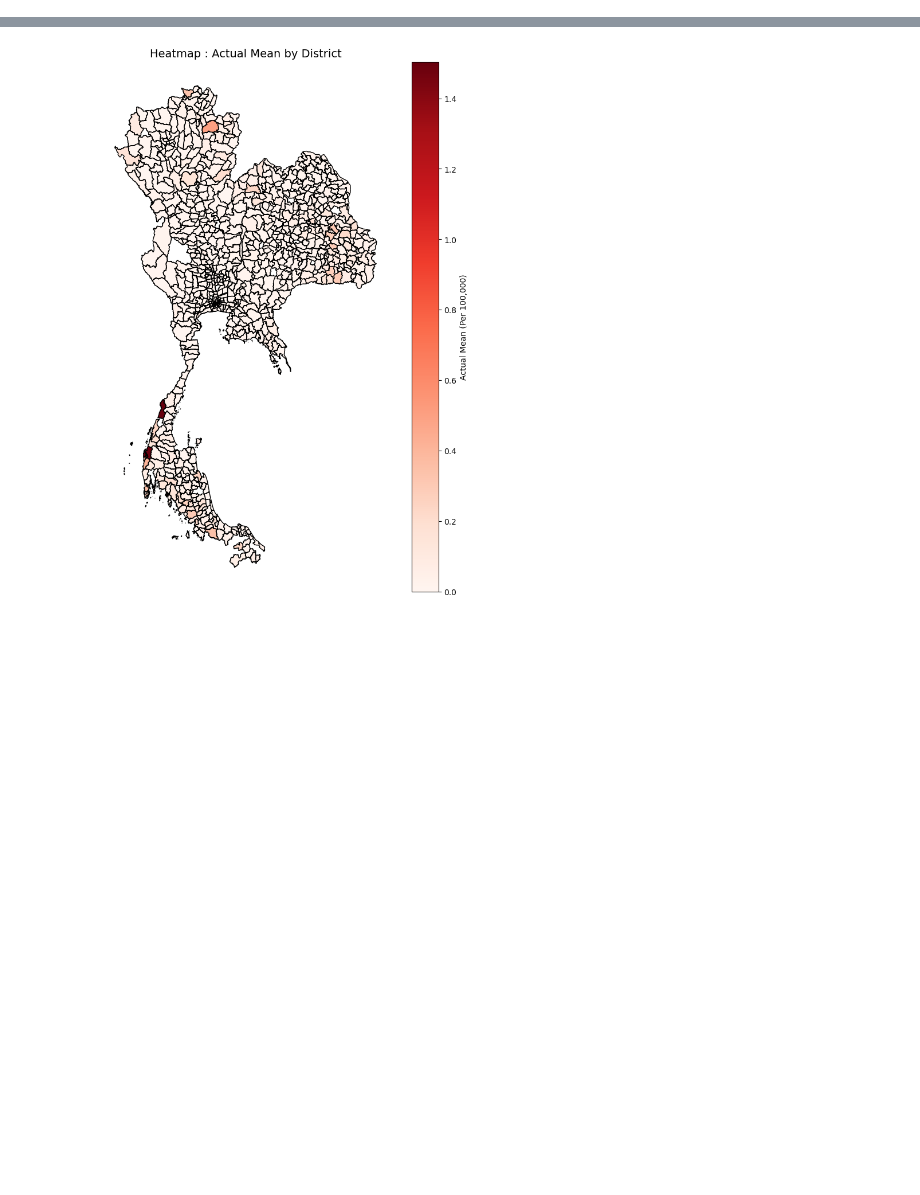
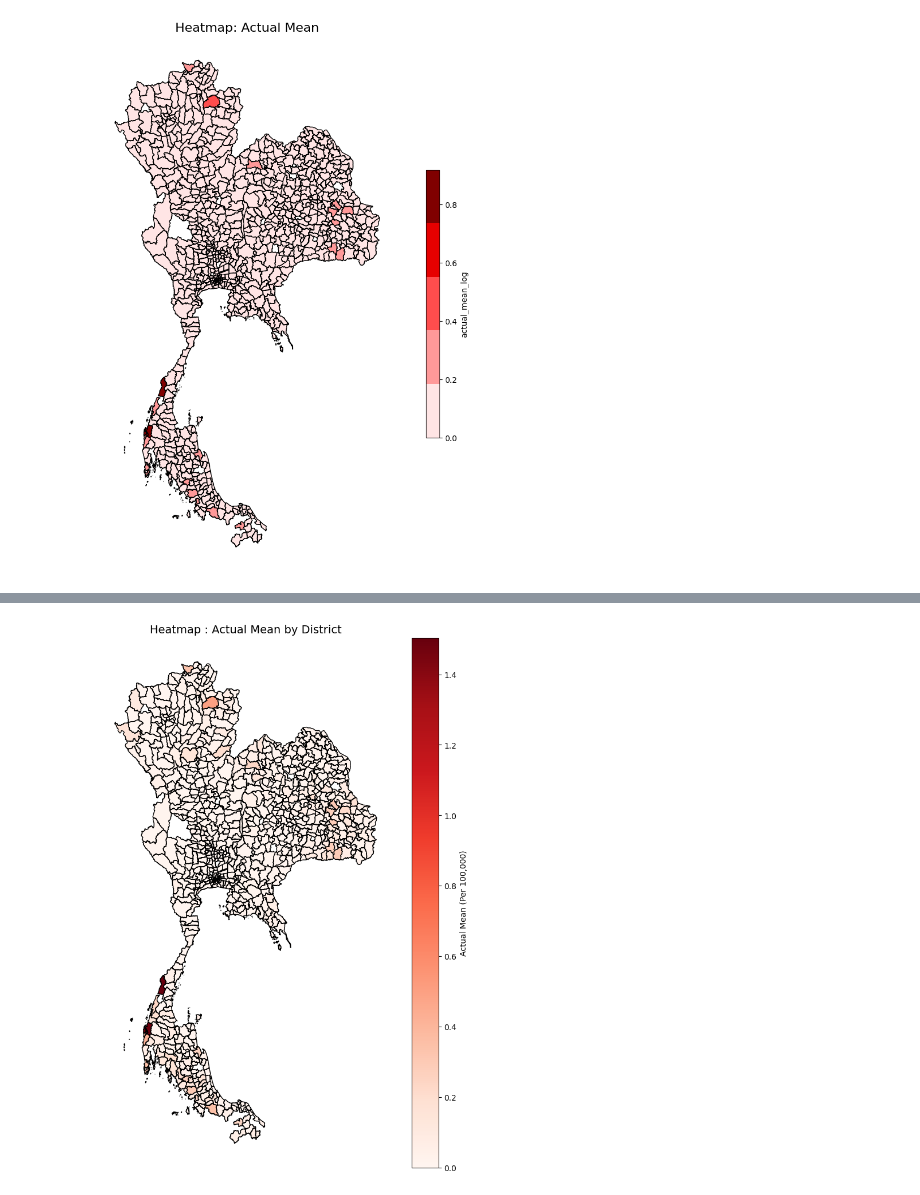
Before and after one commit to Chakorn-Song/Leptospirosis, a Jupyter notebook: plot.ipynb, the cells around one changed output, grey strips where cells are left out. Saved outputs shown, nothing was run; the diff lists cells and outputs as text; code cells hidden in the pictures; blank space fills up the shorter version.

```diff
--- a/plot.ipynb
+++ b/plot.ipynb
@@ -75,10 +7,0 @@ print(gdf)
-# %%
-gdf['PROV'] = gdf['ADM1_EN'].str.lower().str.strip()
-gdf['AMP'] = gdf['ADM2_EN'].str.lower().str.strip()
-
-result_by_district['PROV'] = result_by_district['PROV'].str.lower().str.strip()
-result_by_district['AMP'] = result_by_district['AMP'].str.lower().str.strip()
-
-merged = gdf.merge(result_by_district[['PROV', 'AMP', 'Actual_mean', 'Pred_mean']], on = ['PROV', 'AMP'])
-
-#print(merged)
@@ -107,0 +170,37 @@ def plot_heatmap(gdf, column, title = 'Heatmap',
+# %%
+def plot_heatmap_class(gdf, value_column, title = 'heatmap by column', num_colors = 5):
+
+    #check column
+    if value_column not in gdf.columns:
+        raise ValueError(f"column '{value_column}' no found.")
+
+    cmap = mcolors.LinearSegmentedColormap.from_list(
+        "red_shades", ["#ffe5e5", "#ff9999", "#ff4d4d", "#e60000", "#800000"], N=num_colors
+    )
+
+    bins = np.linspace(gdf[value_column].min(), gdf[value_column].max(), num_colors + 1 )
+    gdf['color_bin'] = np.digitize(gdf[value_column], bins, right=False) - 1
+    fig, ax = plt.subplots(1, 1, figsize=(12, 10))
+    gdf.plot(column=value_column,
+             cmap=cmap,
+             linewidth=1.0,
+             ax=ax,
+             edgecolor='black',
+             legend=True,
+             legend_kwds={'label': value_column,
+                          'orientation': "vertical",
+                          'shrink': 0.5,
+                          'pad' : 0.05})
+
+    ax.set_title(title, fontsize = 16)
+    ax.axis('off')
+    plt.tight_layout()
+    plt.show()
+# %%
+plot_heatmap_class(
+    merged,
+    value_column = 'actual_mean_log',
+    title = 'Heatmap: Actual Mean'
+)
+# %% [output]
+[figure, added]
```
Also changed, not shown: parts of 13 cells of this notebook, 4 other files.
